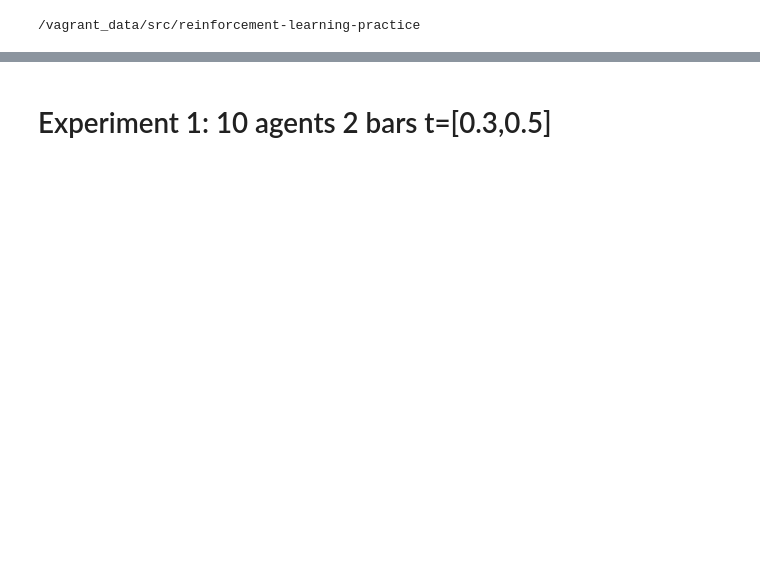
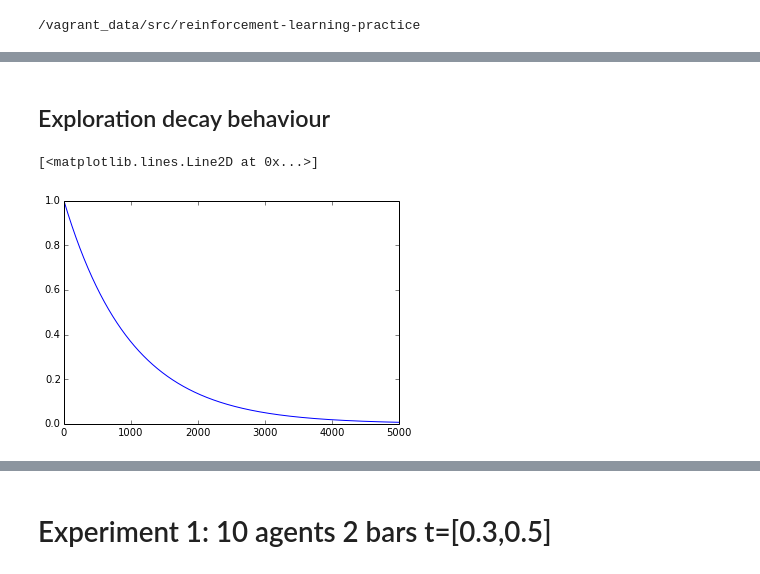
Before and after one commit to hoarf/el_farol_multibar, a Jupyter notebook: wlu.ipynb, the cells around one changed output, grey strips where cells are left out. Saved outputs shown, nothing was run; the diff lists cells and outputs as text; code cells hidden in the pictures; blank space fills up the shorter version.

```diff
--- a/wlu.ipynb
+++ b/wlu.ipynb
@@ -24,7 +26,3 @@ Date:   Wed Oct 21 17:07:45 2015 -0200
 # %%
 from wlu import ElFarolWLU, plot_attendances, plot_q_values
 import wlu
-# %%
-nr_weeks = 5000
-wlu.ALPHA = 0.1
-wlu.EXPLORATION_CHANCE = 0.1
@@ -41,0 +36,15 @@ now it is: $$Q_a' = Q_a + \alpha(r - Q_a)$$
+# %% [markdown]
+## Exploration decay behaviour
+# %%
+x = linspace(0,nr_weeks-1, nr_weeks)
+k = 1
+def decay():
+  global k
+  k *= wlu.DECAY
+  return k
+y = [decay() for _ in xrange(nr_weeks)]
+
+plot(x,y)
+# %% [output]
+[<matplotlib.lines.Line2D at 0x...>]
+[figure, added]
```
Also changed, not shown: parts of 23 cells of this notebook, 2 other files.
